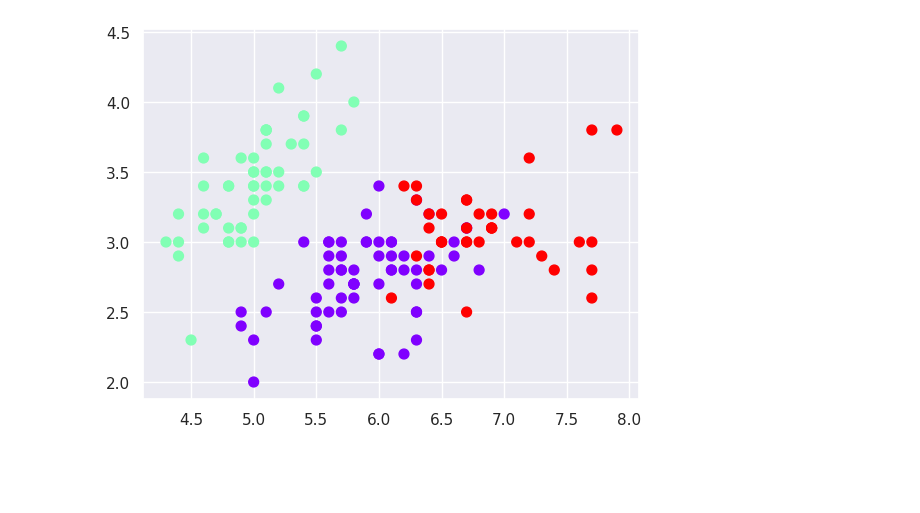
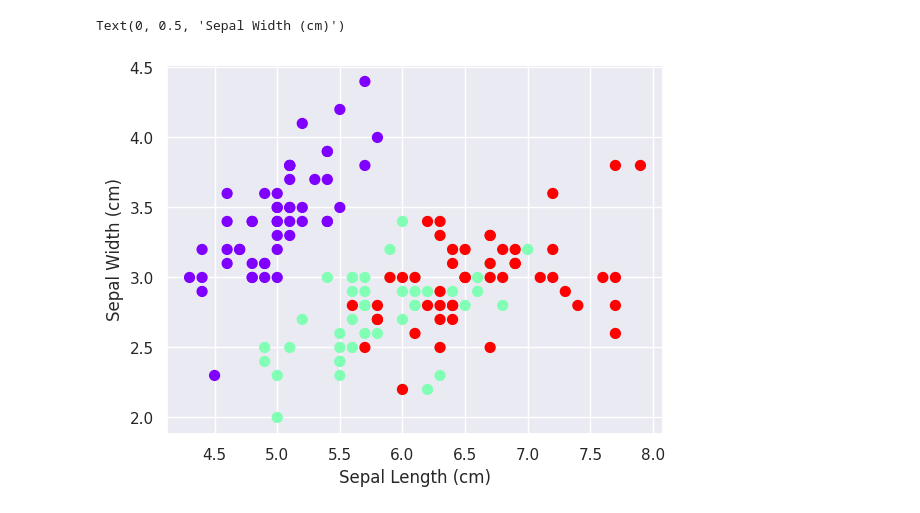
Before and after one commit to Sandrocamargo/data-mining, a Jupyter notebook: Python/md07_clustering.ipynb, the cells around one changed output. Saved outputs shown, nothing was run; the diff lists cells and outputs as text; code cells hidden in the pictures; blank space fills up the shorter version.

```diff
--- a/Python/md07_clustering.ipynb
+++ b/Python/md07_clustering.ipynb
@@ -1,12 +11,20 @@
 # %%
 %matplotlib inline
 import numpy as np
+import pandas as pd
 import matplotlib.pyplot as plt
 from scipy import stats
 
 # use seaborn plotting defaults
 import seaborn as sns; sns.set()
 
+# import kmeans
+from sklearn.cluster import KMeans
+
 from sklearn import datasets
 
 iris = datasets.load_iris()
+
+data = pd.DataFrame(data= np.c_[iris['data'], iris['target']],columns= iris['feature_names'] + ['target'])
+
+data.describe()
@@ -18,8 +50,10 @@ plt.scatter(iris.data[:, 0], iris.data[:, 1])
 # %%
-from sklearn.cluster import KMeans
-est = KMeans(3)  # 4 clusters
-est.fit(iris.data)
-y_kmeans = est.predict(iris.data)
-plt.scatter(iris.data[:, 0], iris.data[:, 1], c=y_kmeans, s=50, cmap='rainbow');
+est = KMeans(3)  # 3 clusters
+est.fit(data)
+y_kmeans = est.predict(data)
+plt.scatter(data.iloc[:,0], data.iloc[:,1], c=y_kmeans, s=50, cmap='rainbow')
+plt.xlabel("Sepal Length (cm)")
+plt.ylabel("Sepal Width (cm)")
 # %% [output]
+Text(0, 0.5, 'Sepal Width (cm)')
-[figure, old version]
+[figure, new version]
```
Also changed, not shown: parts of 10 cells of this notebook.
